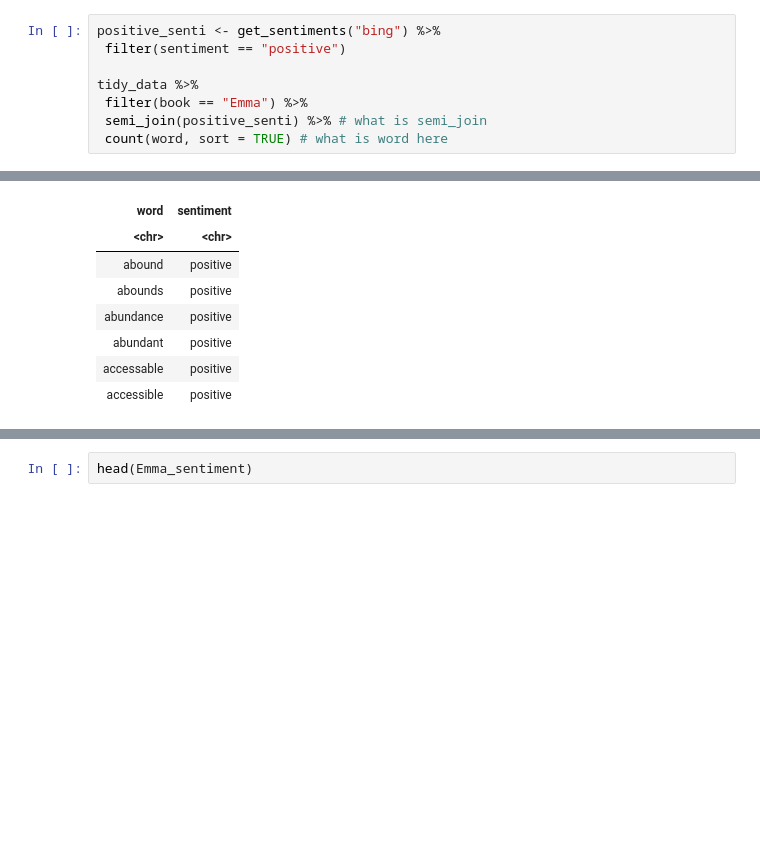
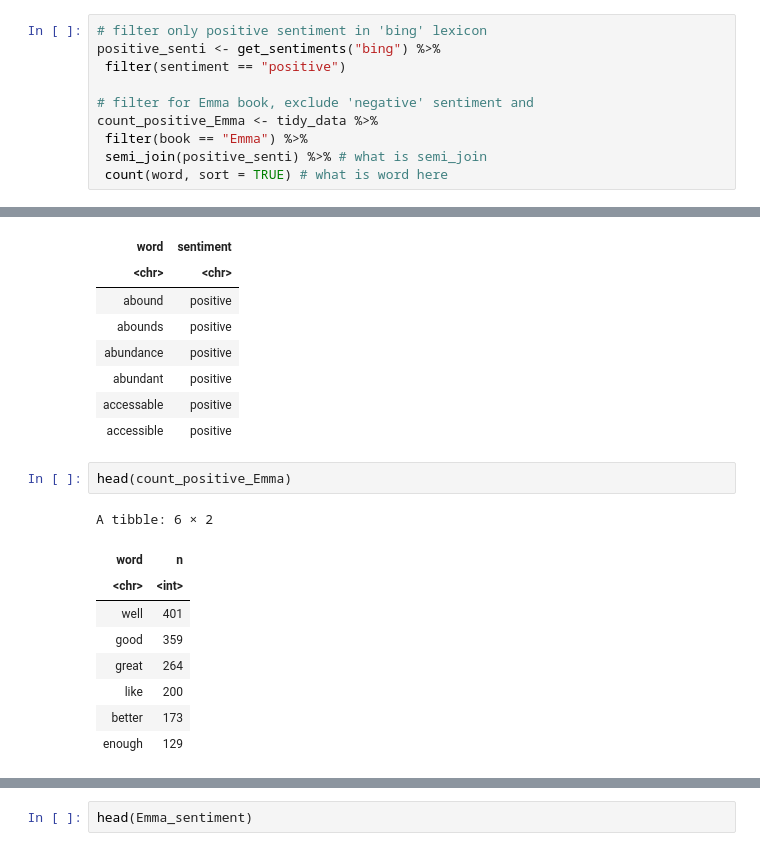
Before and after one commit to minha12/SentimentAnalysis, a Jupyter notebook: Analysis.ipynb, the cells around one changed output, grey strips where cells are left out. Cells and saved outputs as stored; diff of their text form; blank space fills up the shorter version.

```diff
--- a/Analysis.ipynb
+++ b/Analysis.ipynb
@@ -139,8 +108,10 @@ A tibble: 6 × 4
 # %%
+# filter only positive sentiment in 'bing' lexicon
 positive_senti <- get_sentiments("bing") %>%
  filter(sentiment == "positive")
 
-tidy_data %>%
+# filter for Emma book, exclude 'negative' sentiment and
+count_positive_Emma <- tidy_data %>%
  filter(book == "Emma") %>%
  semi_join(positive_senti) %>% # what is semi_join
  count(word, sort = TRUE) # what is word here
@@ -177,3 +129,15 @@ A tibble: 6 × 2
 | abundant | positive |
 | accessable | positive |
 | accessible | positive |
+# %%
+head(count_positive_Emma)
+# %% [output]
+A tibble: 6 × 2
+| word | n |
+| <chr> | <int> |
+| well | 401 |
+| good | 359 |
+| great | 264 |
+| like | 200 |
+| better | 173 |
+| enough | 129 |
```
Also changed, not shown: parts of 22 cells of this notebook, 5 other files.
